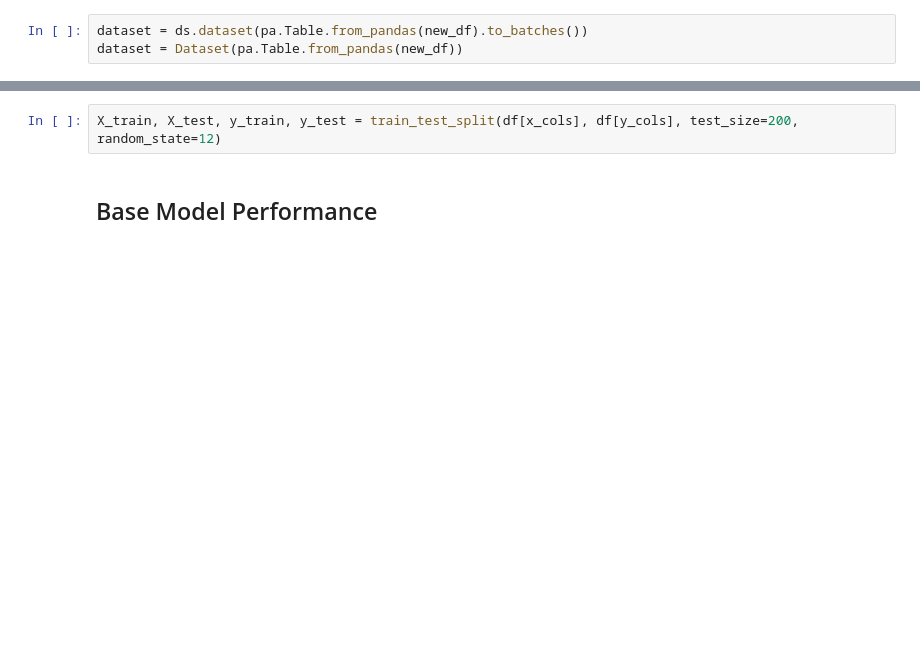
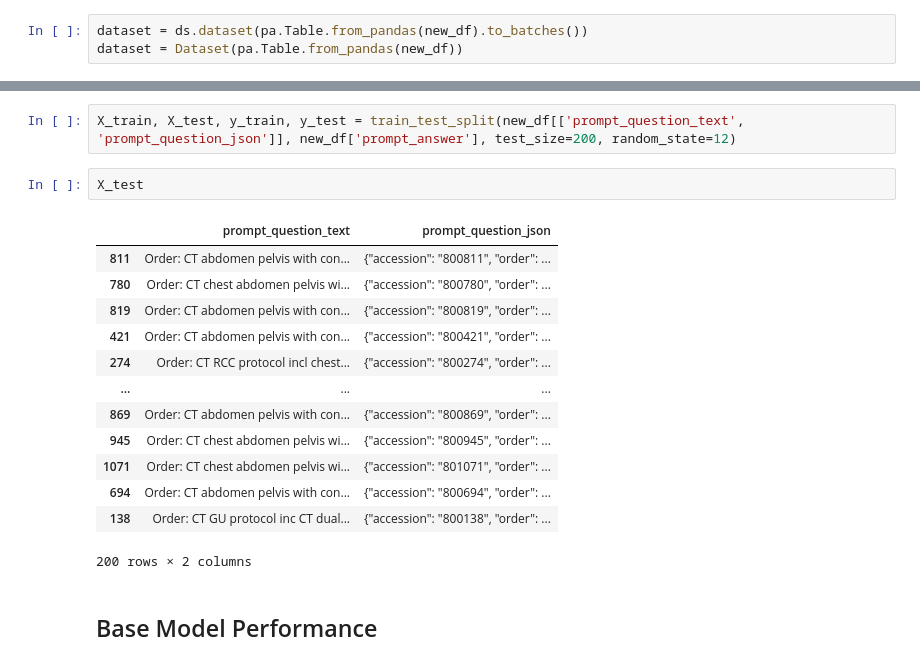
Before and after one commit to mille055/aipi590_project1, a Jupyter notebook: notebooks/Finetune_notebook.ipynb, the cells around one changed output, grey strips where cells are left out. Saved outputs shown, nothing was run; the diff lists cells and outputs as text; blank space fills up the shorter version.

```diff
--- a/notebooks/Finetune_notebook.ipynb
+++ b/notebooks/Finetune_notebook.ipynb
@@ -269,5 +291,21 @@ dataset = Dataset(pa.Table.from_pandas(new_df))
 # %%
-X_train, X_test, y_train, y_test = train_test_split(df[x_cols], df[y_cols], test_size=200, random_state=12)
+X_train, X_test, y_train, y_test = train_test_split(new_df[['prompt_question_text', 'prompt_question_json']], new_df['prompt_answer'], test_size=200, random_state=12)
+# %%
+X_test
+# %% [output]
+|  | prompt_question_text | prompt_question_json |
+| 811 | Order: CT abdomen pelvis with con... | {"accession": "800811", "order": ... |
+| 780 | Order: CT chest abdomen pelvis wi... | {"accession": "800780", "order": ... |
+| 819 | Order: CT abdomen pelvis with con... | {"accession": "800819", "order": ... |
+| 421 | Order: CT abdomen pelvis with con... | {"accession": "800421", "order": ... |
+| 274 | Order: CT RCC protocol incl chest... | {"accession": "800274", "order": ... |
+| ... | ... | ... |
+| 869 | Order: CT abdomen pelvis with con... | {"accession": "800869", "order": ... |
+| 945 | Order: CT chest abdomen pelvis wi... | {"accession": "800945", "order": ... |
+| 1071 | Order: CT chest abdomen pelvis wi... | {"accession": "801071", "order": ... |
+| 694 | Order: CT abdomen pelvis with con... | {"accession": "800694", "order": ... |
+| 138 | Order: CT GU protocol inc CT dual... | {"accession": "800138", "order": ... |
+200 rows × 2 columns
 # %% [markdown]
 ## Base Model Performance
 # %%
```
Also changed, not shown: parts of 3 cells of this notebook.
